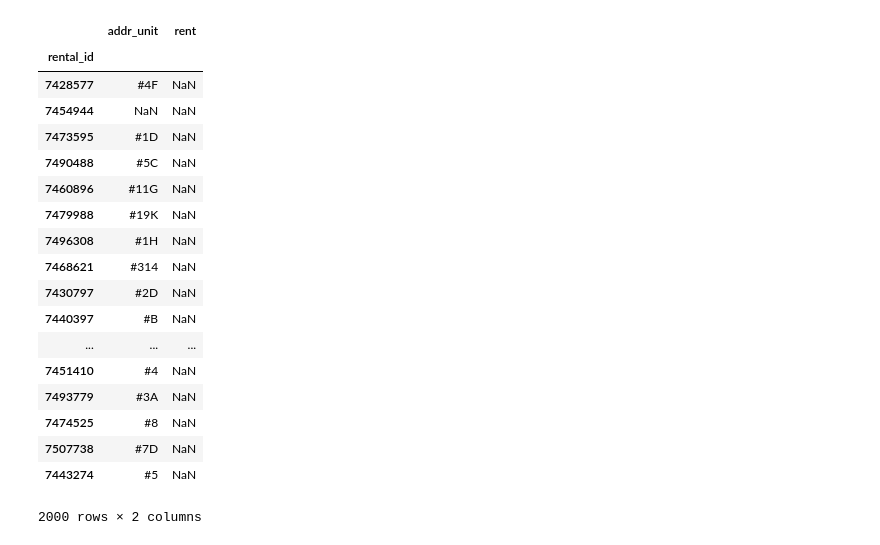
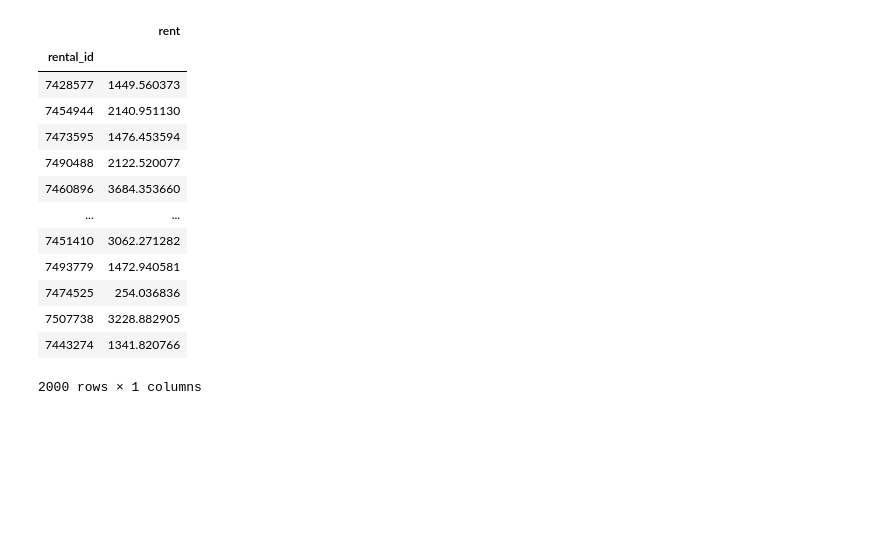
Before and after one commit to simplisticmartin/Godzillow, a Jupyter notebook: main.ipynb, the cells around one changed output. Cells and saved outputs as stored; diff of their text form; code cells hidden in the pictures; blank space fills up the shorter version.

Commit message:
print rent next to rentalId

```diff
--- a/main.ipynb
+++ b/main.ipynb
@@ -124,28 +116,20 @@ Mean square error of test1: 3353467.1149283564
-# %%
-test2_df = pd.read_csv('SE_rents2018_test2.csv', index_col=0)
-test2_test_df = test2_df[['bathrooms', 'size_sqft', 'bin','bbl','has_doorman','floor_count','has_gym']]
-
-test2_rent_predictions = lr.predict(test2_test_df)
-test2_rent_predictions = pd.DataFrame(test2_df.iloc[:,0]).join(pd.DataFrame(test2_rent_predictions, columns=['rent']))
-
-test2_rent_predictions
-# %% [output]
-|  | addr_unit | rent |
-| rental_id |  |  |
-| 7428577 | #4F | NaN |
-| 7454944 | NaN | NaN |
-| 7473595 | #1D | NaN |
-| 7490488 | #5C | NaN |
-| 7460896 | #11G | NaN |
-| 7479988 | #19K | NaN |
-| 7496308 | #1H | NaN |
-| 7468621 | #314 | NaN |
-| 7430797 | #2D | NaN |
-| 7440397 | #B | NaN |
-| ... | ... | ... |
-| 7451410 | #4 | NaN |
-| 7493779 | #3A | NaN |
-| 7474525 | #8 | NaN |
-| 7507738 | #7D | NaN |
-| 7443274 | #5 | NaN |
-2000 rows × 2 columns
+# %%
+test2_lr_df = test2_df[features]
+test2_rent_predictions = lr.predict(test2_lr_df)
+test2_rent_predictions = pd.DataFrame(test2_rent_predictions, index=test2_lr_df.index, columns=['rent'])
+test2_rent_predictions
+# %% [output]
+|  | rent |
+| rental_id |  |
+| 7428577 | 1449.560373 |
+| 7454944 | 2140.951130 |
+| 7473595 | 1476.453594 |
+| 7490488 | 2122.520077 |
+| 7460896 | 3684.353660 |
+| ... | ... |
+| 7451410 | 3062.271282 |
+| 7493779 | 1472.940581 |
+| 7474525 | 254.036836 |
+| 7507738 | 3228.882905 |
+| 7443274 | 1341.820766 |
+2000 rows × 1 columns
```
Also changed, not shown: parts of 2 cells of this notebook.
